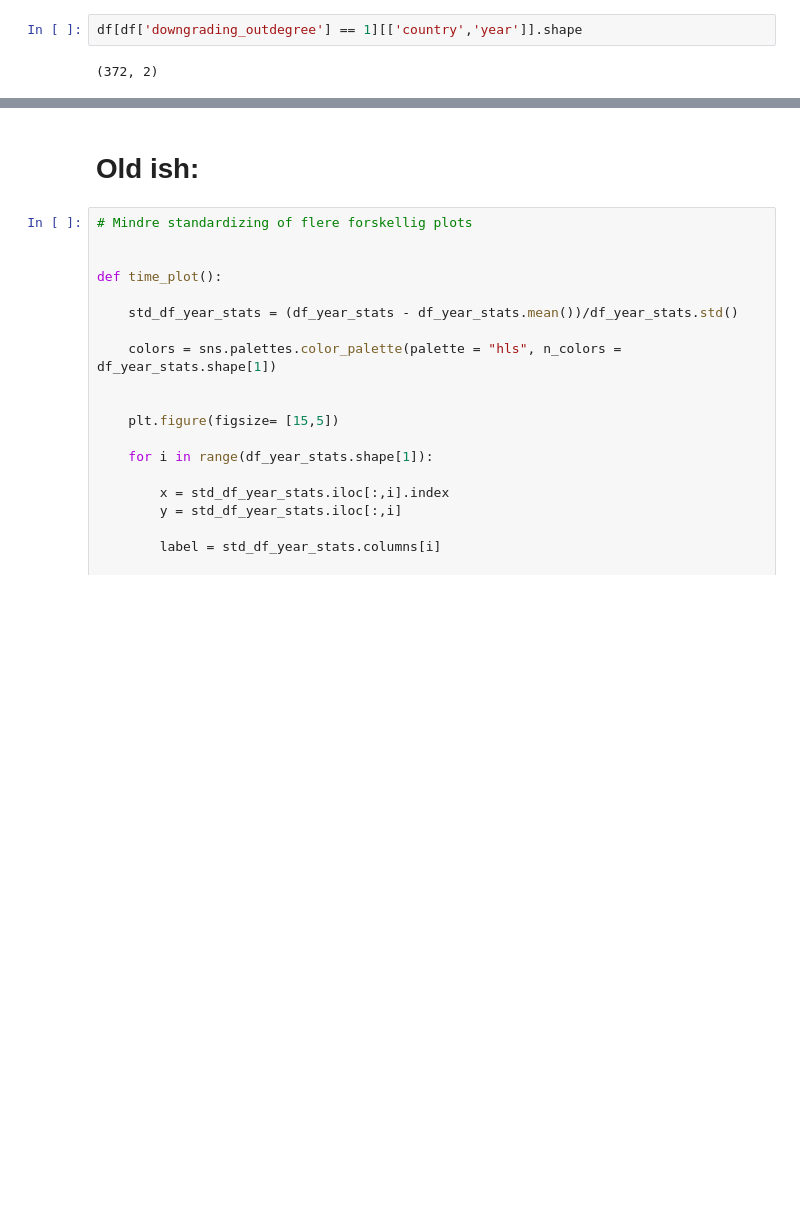
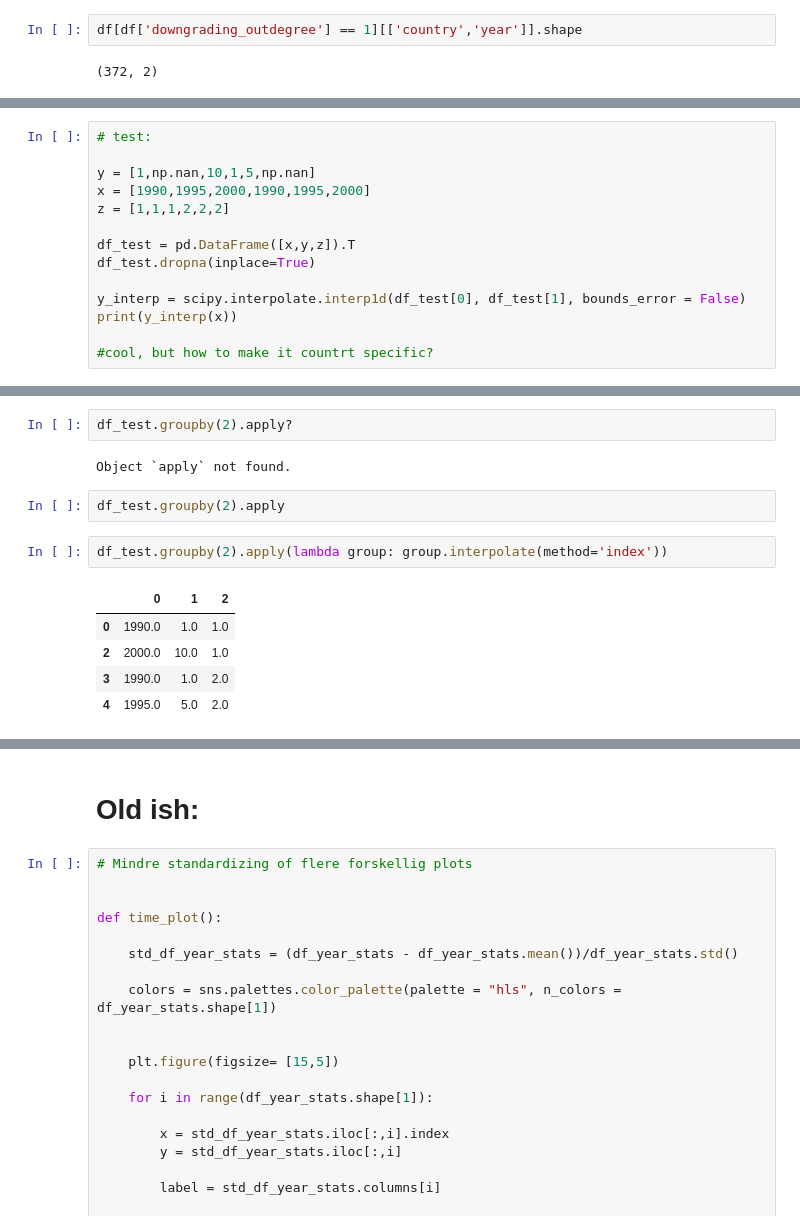
Before and after one commit to Polichinel/SNA, a Jupyter notebook: main_py.ipynb, the cells around one changed output, grey strips where cells are left out. Cells and saved outputs as stored; diff of their text form; blank space fills up the shorter version.

```diff
--- a/main_py.ipynb
+++ b/main_py.ipynb
@@ -501,0 +604,14 @@ plt.show()
+# %%
+# test:
+
+y = [1,np.nan,10,1,5,np.nan]
+x = [1990,1995,2000,1990,1995,2000]
+z = [1,1,1,2,2,2]
+
+df_test = pd.DataFrame([x,y,z]).T
+df_test.dropna(inplace=True)
+
+y_interp = scipy.interpolate.interp1d(df_test[0], df_test[1], bounds_error = False)
+print(y_interp(x))
+
+#cool, but how to make it countrt specific?
@@ -501,0 +635,14 @@ plt.show()
+# %%
+df_test.groupby(2).apply?
+# %% [output]
+Object `apply` not found.
+# %%
+df_test.groupby(2).apply
+# %%
+df_test.groupby(2).apply(lambda group: group.interpolate(method='index'))
+# %% [output]
+|  | 0 | 1 | 2 |
+| 0 | 1990.0 | 1.0 | 1.0 |
+| 2 | 2000.0 | 10.0 | 1.0 |
+| 3 | 1990.0 | 1.0 | 2.0 |
+| 4 | 1995.0 | 5.0 | 2.0 |
```
Also changed, not shown: parts of 23 cells of this notebook.
